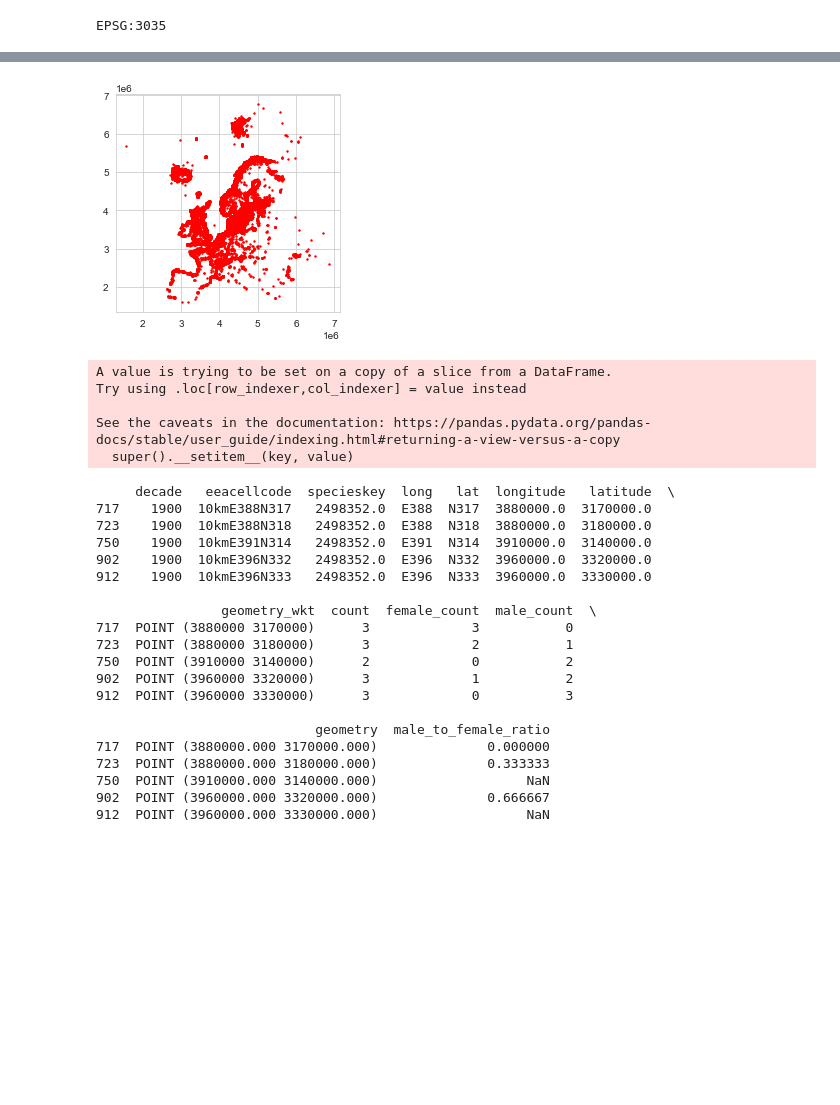
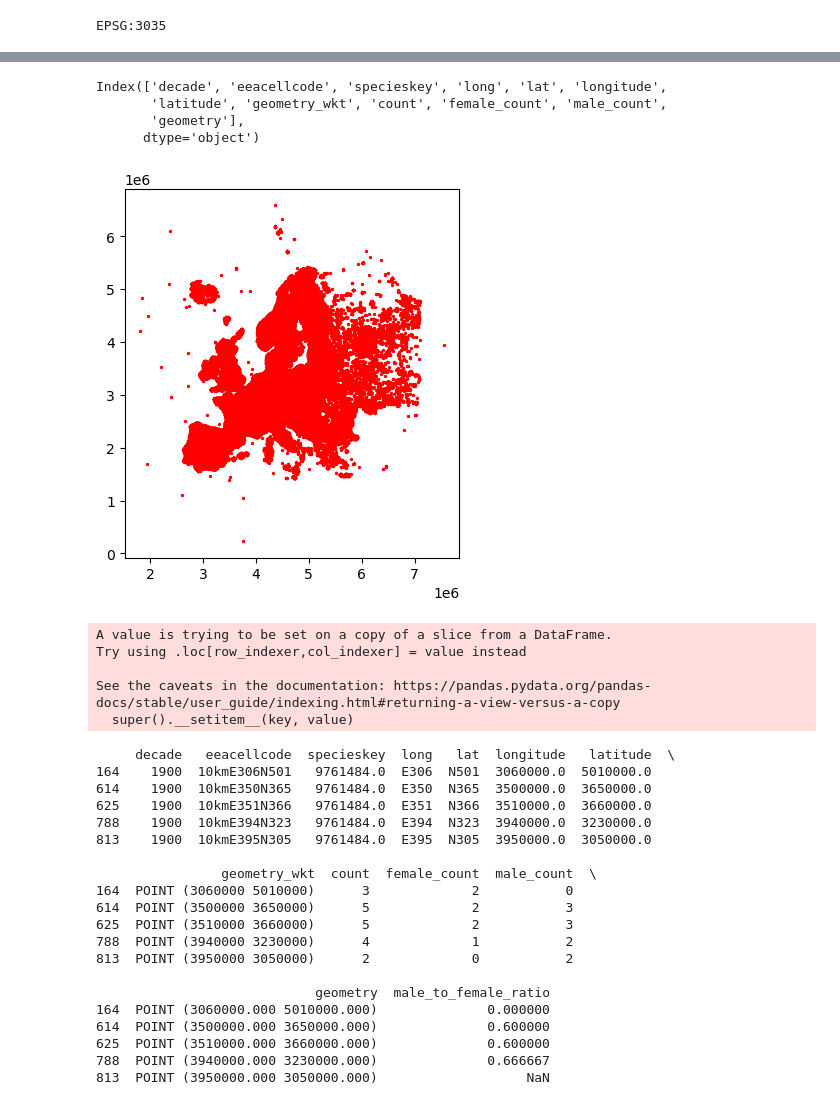
Before and after one commit to b-cubed-eu/hackathon-projects-2024, a Jupyter notebook: projects/12/ducksexcube.ipynb, the cells around one changed output, grey strips where cells are left out. Saved outputs shown, nothing was run; the diff lists cells and outputs as text; code cells hidden in the pictures; blank space fills up the shorter version.

```diff
--- a/projects/12/ducksexcube.ipynb
+++ b/projects/12/ducksexcube.ipynb
@@ -124,7 +241,7 @@ gdf['decade'] = (gdf['year'] // 10) * 10
 gdf['geometry_wkt'] = gdf['geometry'].apply(lambda x: x.wkt)
 # %%
 # Grouping the DataFrame by 'eeacellcode' and 'specieskey'
-grouped_df = gdf.groupby(['decade','eeacellcode', 'specieskey', 'long', 'lat', 'longitude', 'latitude','geometry_wkt'])['count', 'female_count', 'male_count'].sum().reset_index()
+grouped_df = gdf.groupby(['decade','eeacellcode', 'specieskey', 'long', 'lat', 'longitude', 'latitude','geometry_wkt'])[['count', 'female_count', 'male_count']].sum().reset_index()
 # %%
 #print(grouped_df.head(1))
 print(grouped_df.describe())
@@ -148,6 +265,9 @@ min    0.000000e+00  0.000000e+00
 50%    0.000000e+00  0.000000e+00
 75%    0.000000e+00  0.000000e+00
 max    8.060000e+03  3.567000e+03
+# %%
+# Set the coordinate reference system (CRS) to ETRS89-LAEA Europe (EPSG:3035) for latitude and longitude
+grouped_df.crs = "EPSG:3035"
 # %%
 print(grouped_df.crs)
 # %% [output]
@@ -161,5 +275,8 @@ Index(['decade', 'eeacellcode', 'specieskey', 'long', 'lat', 'longitude',
 # %%
 grouped_df['geometry'] = grouped_df['geometry_wkt'].apply(wkt.loads)
+
+# Convert to a GeoDataFrame
+ggdf = gpd.GeoDataFrame(grouped_df, geometry='geometry')
 # %%
 duckkey = input("Enter the taxon key of a European duck from GBIF (default: Anas platyrhynchos = 9761484): ")
 
@@ -177,15 +294,24 @@ Your duck key is , 2498352!
+# %%
+# Basic plot of Aythya fuligula (L., 1758) = 2498261
+# Basic plot of Anas platyrhynchos Linnaeus, 1758 = 9761484
+
+# Select rows where the 'specieskey' column matches the specific_specieskey
+filtered_gdf = ggdf[ggdf['specieskey'] == duckkey].copy()
+# Set the coordinate reference system (CRS) to ETRS89-LAEA Europe (EPSG:3035) for latitude and longitude
+filtered_gdf.crs = "EPSG:3035"
+# %%
+columns = grouped_df.columns
+print(columns)
+# %% [output]
+Index(['decade', 'eeacellcode', 'specieskey', 'long', 'lat', 'longitude',
+       'latitude', 'geometry_wkt', 'count', 'female_count', 'male_count',
+       'geometry'],
+      dtype='object')
 # %%
-# Basic plot of Aythya fuligula (L., 1758) = 2498261
-# Basic plot of Anas platyrhynchos Linnaeus, 1758 = 9761484
-
-# Select rows where the 'specieskey' column matches the specific_specieskey
-filtered_gdf = grouped_df[grouped_df['specieskey'] == duckkey]
-
-
 filtered_gdf.plot(marker='o', color='red', markersize=2)
 plt.show()
 # %% [output]
-[figure, old version]
+[figure, new version]
 # %%
 # Remove rows where both 'female_count' and 'male_count' are zero, and 'eeacellcode' is NaN
 filtered_gdf = filtered_gdf[(filtered_gdf['female_count'] > 1) | (filtered_gdf['male_count'] > 1)]
@@ -203,25 +329,25 @@ See the caveats in the documentation: https://pandas.pydata.org/pandas-docs/stab
 print(filtered_gdf.head(5))
 # %% [output]
      decade   eeacellcode  specieskey  long   lat  longitude   latitude  \
-717    1900  10kmE388N317   2498352.0  E388  N317  3880000.0  3170000.0
-723    1900  10kmE388N318   2498352.0  E388  N318  3880000.0  3180000.0
-750    1900  10kmE391N314   2498352.0  E391  N314  3910000.0  3140000.0
-902    1900  10kmE396N332   2498352.0  E396  N332  3960000.0  3320000.0
-912    1900  10kmE396N333   2498352.0  E396  N333  3960000.0  3330000.0
+164    1900  10kmE306N501   9761484.0  E306  N501  3060000.0  5010000.0
+614    1900  10kmE350N365   9761484.0  E350  N365  3500000.0  3650000.0
+625    1900  10kmE351N366   9761484.0  E351  N366  3510000.0  3660000.0
+788    1900  10kmE394N323   9761484.0  E394  N323  3940000.0  3230000.0
+813    1900  10kmE395N305   9761484.0  E395  N305  3950000.0  3050000.0
 
                 geometry_wkt  count  female_count  male_count  \
-717  POINT (3880000 3170000)      3             3           0
-723  POINT (3880000 3180000)      3             2           1
-750  POINT (3910000 3140000)      2             0           2
-902  POINT (3960000 3320000)      3             1           2
-912  POINT (3960000 3330000)      3             0           3
+164  POINT (3060000 5010000)      3             2           0
+614  POINT (3500000 3650000)      5             2           3
+625  POINT (3510000 3660000)      5             2           3
+788  POINT (3940000 3230000)      4             1           2
+813  POINT (3950000 3050000)      2             0           2
 
                             geometry  male_to_female_ratio
-717  POINT (3880000.000 3170000.000)              0.000000
-723  POINT (3880000.000 3180000.000)              0.333333
-750  POINT (3910000.000 3140000.000)                   NaN
-902  POINT (3960000.000 3320000.000)              0.666667
-912  POINT (3960000.000 3330000.000)                   NaN
+164  POINT (3060000.000 5010000.000)              0.000000
+614  POINT (3500000.000 3650000.000)              0.600000
+625  POINT (3510000.000 3660000.000)              0.600000
+788  POINT (3940000.000 3230000.000)              0.666667
+813  POINT (3950000.000 3050000.000)                   NaN
 # %%
 fig, ax = plt.subplots(1, 1, figsize=(10, 16))
 
```
Also changed, not shown: parts of 15 cells of this notebook.
